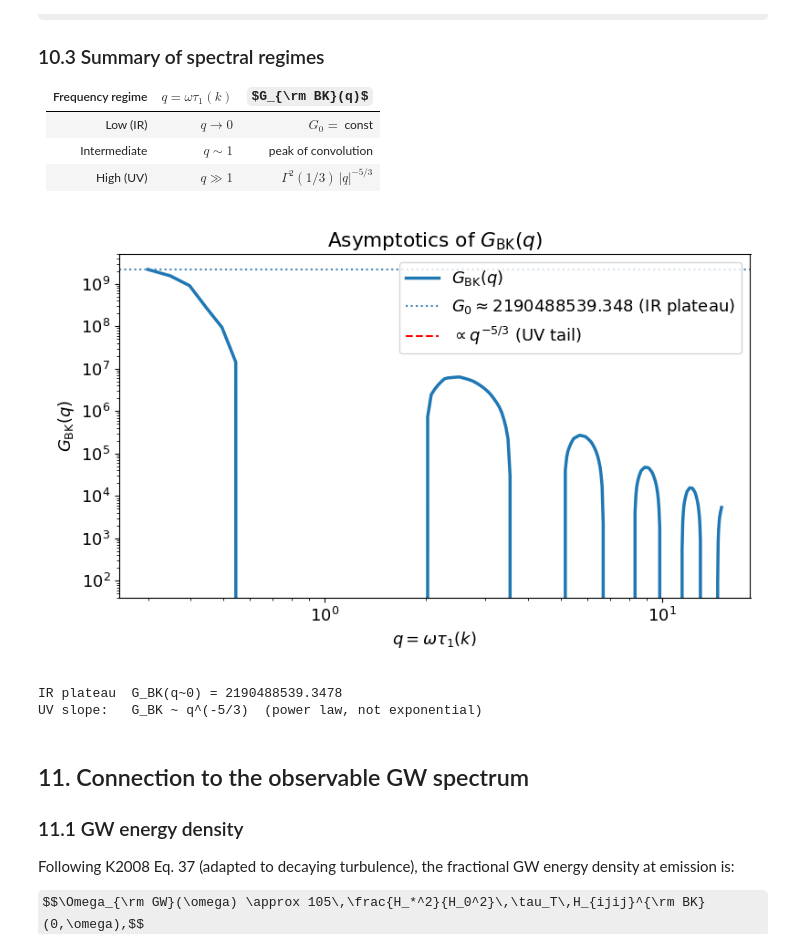
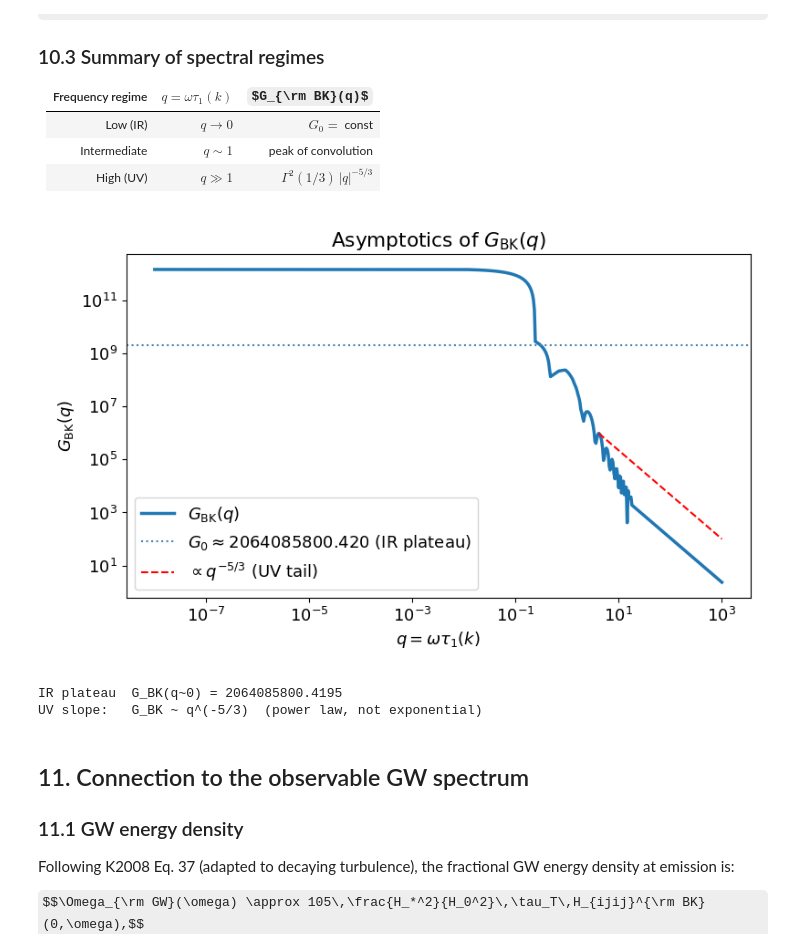
Before and after one commit to shturman99/Polarization-of-Gravitational-Waves, a Jupyter notebook: Notebooks/decaying_turbulence_gw_spectrum_analytic.ipynb, the cells around one changed output. Drawn from its saved outputs; the diff is of its cells as text; code cells hidden in the pictures; some formulas as TeX source.

```diff
--- a/Notebooks/decaying_turbulence_gw_spectrum_analytic.ipynb
+++ b/Notebooks/decaying_turbulence_gw_spectrum_analytic.ipynb
@@ -58,18 +70,28 @@ Imports OK
 # %%
 # Shared G_BK cache -- run once, all cells below interpolate from this.
 # n_points=80 gives <1% error vs n_points=200; reduces total computation ~10x.
-_Q_CACHE      = np.linspace(0.0, 18.0, 80)
+_Q_CACHE      = np.linspace(0.01, 18.0, 80)   # start at 0.01 to avoid q=0 singularity
 print(f"Pre-computing G_BK on {len(_Q_CACHE)} q points (n_points=80) ...")
-_G_BK_CACHE   = np.array([_temporal_conv_decay(float(q), n_points=80) for q in _Q_CACHE])
+_G_BK_CACHE   = np.abs(np.array([_temporal_conv_decay(float(q), n_points=80) for q in _Q_CACHE]))
 _G_STAT_CACHE = np.exp(-_Q_CACHE**2) * erfc(-_Q_CACHE)
-print(f"Cache ready.  G_BK(0) = {_G_BK_CACHE[0]:.4f}  G_BK(5) = {np.interp(5.0, _Q_CACHE, _G_BK_CACHE):.4e}")
+_Q_MAX        = _Q_CACHE[-1]
+_G_BK_MAX     = _G_BK_CACHE[-1]
+print(f"Cache ready.  G_BK(0.01) = {_G_BK_CACHE[0]:.4f}  G_BK(5) = {float(np.interp(5.0, _Q_CACHE, _G_BK_CACHE)):.4e}")
 
 def G_BK(q):
-    """Interpolate G_BK from shared cache (vectorised)."""
-    return np.interp(q, _Q_CACHE, _G_BK_CACHE, left=_G_BK_CACHE[0], right=0.0)
+    """Interpolate G_BK from cache; power-law tail for q > Q_MAX."""
+    q = np.asarray(q, dtype=float)
+    return np.where(
+        q <= _Q_MAX,
+        np.interp(q, _Q_CACHE, _G_BK_CACHE, left=_G_BK_CACHE[0], right=_G_BK_MAX),
+        _G_BK_MAX * (q / _Q_MAX) ** (-5.0 / 3.0),
+    )
 
 def G_stat(q):
-    """Interpolate G_stat from shared cache (vectorised)."""
-    return np.interp(q, _Q_CACHE, _G_STAT_CACHE, left=_G_STAT_CACHE[0], right=0.0)
+    """Interpolate G_stat from cache (decays to 0 for q > Q_MAX)."""
+    q = np.asarray(q, dtype=float)
+    return np.maximum(
+        np.interp(q, _Q_CACHE, _G_STAT_CACHE, left=_G_STAT_CACHE[0], right=0.0), 0.0
+    )
 # %% [output]
 Pre-computing G_BK on 80 q points (n_points=80) ...
@@ -820,30 +857,30 @@ $$G_{\rm BK}(q) \to G_0 = \int_{-\infty}^{\infty}dq_1\,|\hat{g}(q_1)|^2 > 0 \qqu
 | Intermediate | $q \sim 1$ | peak of convolution |
 | High (UV) | $q \gg 1$ | $\Gamma^2(1/3)\,|q|^{-5/3}$ |
 # %%
-q_asym   = np.linspace(0.3, 15.0, 300)
-G_asym_v = G_BK(q_asym)
+q_asym   = np.logspace(-8, 3, 600)
+G_asym_v = np.abs(G_BK(q_asym))
 
-G0      = G_BK(np.array([0.3]))[0]   # IR plateau estimate near q->0
+G0      = np.abs(G_BK(np.array([0.3]))[0])   # IR plateau estimate near q->0
 q_hi    = q_asym[q_asym > 4]
 G_hi    = G_asym_v[q_asym > 4]
 
 fig, ax = plt.subplots(figsize=(8, 5))
 ax.loglog(q_asym, G_asym_v, lw=2.5,          label=r'$G_{\rm BK}(q)$')
 ax.axhline(G0,   ls=':',    color='steelblue', lw=1.5, label=fr'$G_0 \approx {G0:.3f}$ (IR plateau)')
 ax.loglog(q_hi, G_hi[0] * (q_hi / q_hi[0])**(-5/3), 'r--', lw=1.5,
           label=r'$\propto q^{-5/3}$ (UV tail)')
 ax.set_xlabel(r'$q = \omega\tau_1(k)$')
 ax.set_ylabel(r'$G_{\rm BK}(q)$')
 ax.set_title(r'Asymptotics of $G_{\rm BK}(q)$')
 ax.legend()
 plt.tight_layout()
 plt.show()
 
 print(f"IR plateau  G_BK(q~0) = {G0:.4f}")
 print(f"UV slope:   G_BK ~ q^(-5/3)  (power law, not exponential)")
 # %% [output]
-[figure, old version]
+[figure, new version]
-IR plateau  G_BK(q~0) = 2190488539.3478
+IR plateau  G_BK(q~0) = 2064085800.4195
 UV slope:   G_BK ~ q^(-5/3)  (power law, not exponential)
 # %% [markdown]
 ## 11. Connection to the observable GW spectrum
```
Also changed, not shown: parts of 19 cells of this notebook, 12 other files.
